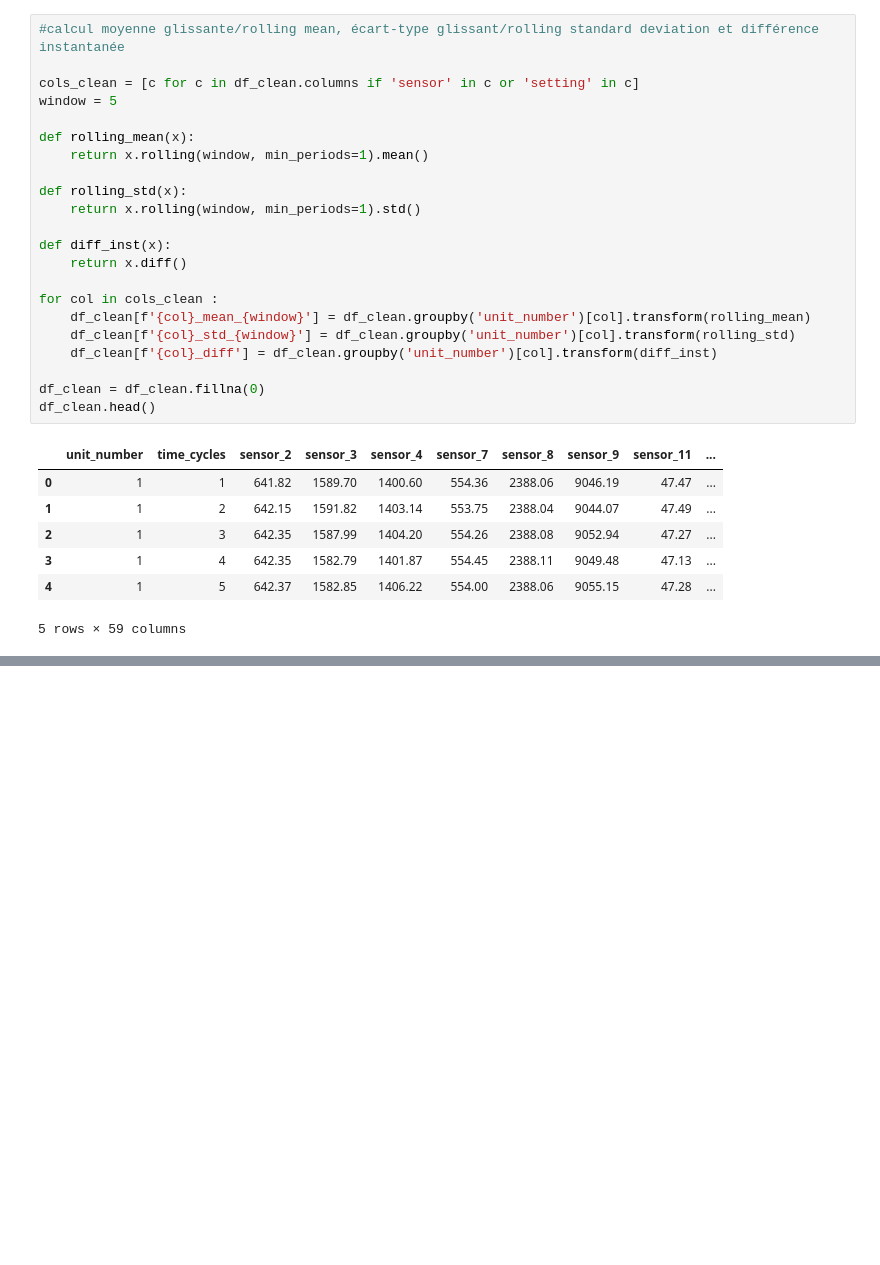
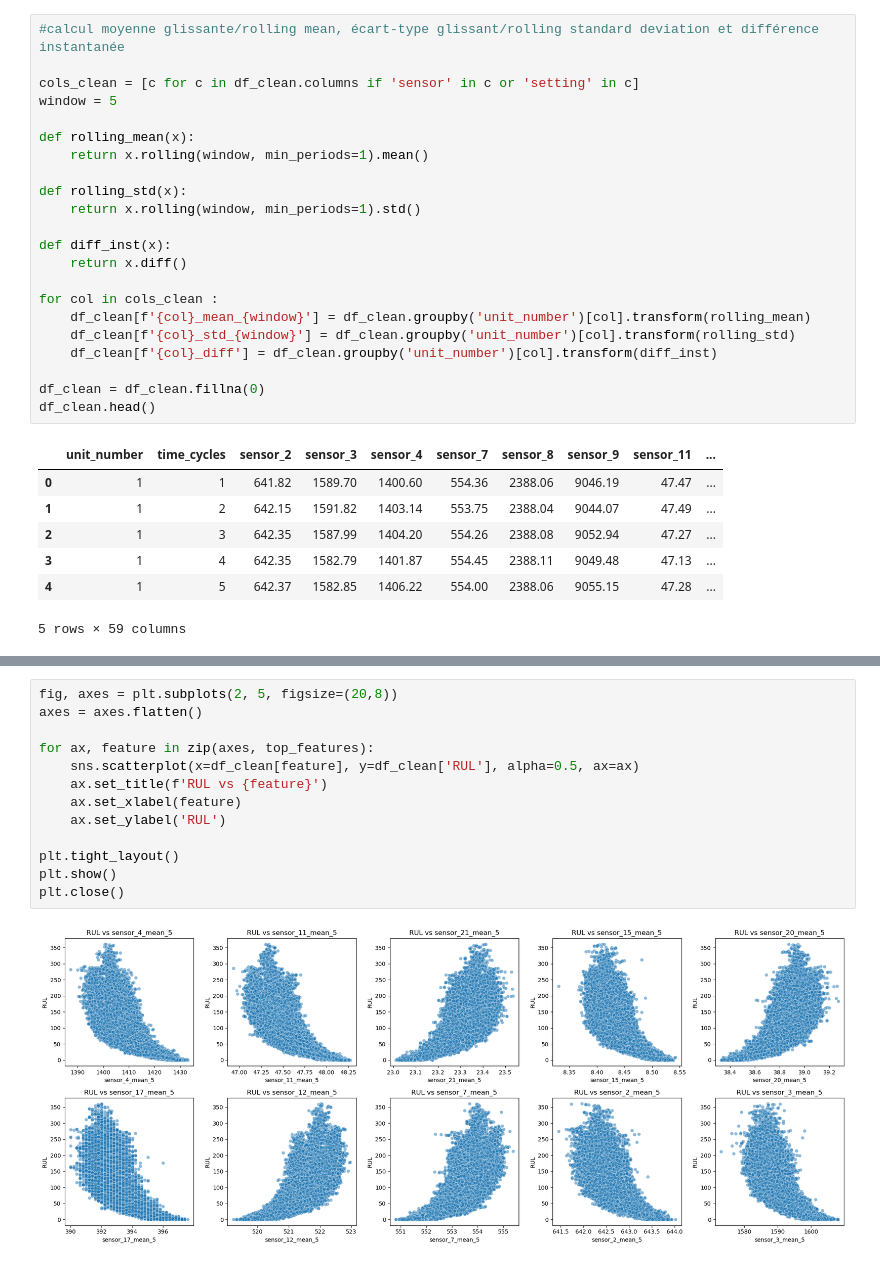
Before and after one commit to elouanXP/smart_predictive_maintenance, a Jupyter notebook: notebooks/02_feature_engineering.ipynb, the cells around one changed output, grey strips where cells are left out. Drawn from its saved outputs; the diff is of its cells as text; blank space fills up the shorter version.

```diff
--- a/notebooks/02_feature_engineering.ipynb
+++ b/notebooks/02_feature_engineering.ipynb
@@ -95,0 +120,15 @@ df_clean.head()
+# %%
+fig, axes = plt.subplots(2, 5, figsize=(20,8))
+axes = axes.flatten()
+
+for ax, feature in zip(axes, top_features):
+    sns.scatterplot(x=df_clean[feature], y=df_clean['RUL'], alpha=0.5, ax=ax)
+    ax.set_title(f'RUL vs {feature}')
+    ax.set_xlabel(feature)
+    ax.set_ylabel('RUL')
+
+plt.tight_layout()
+plt.show()
+plt.close()
+# %% [output]
+[figure, added]
```
Also changed, not shown: parts of 5 cells of this notebook, 1 other file.
